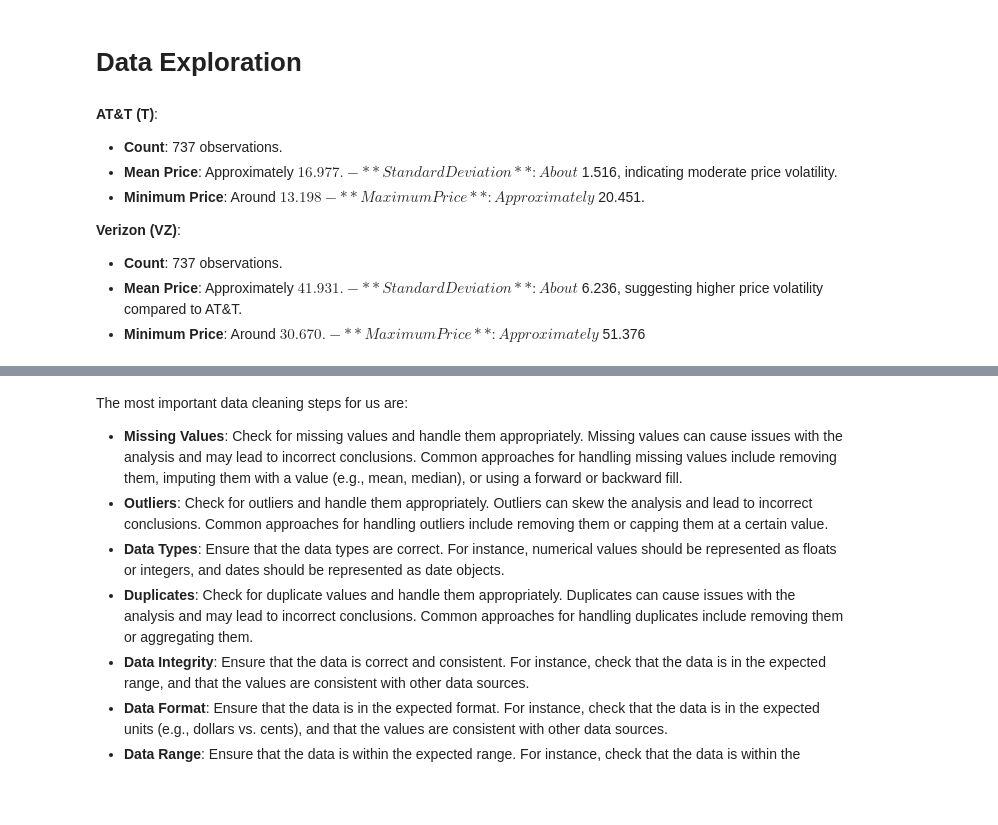
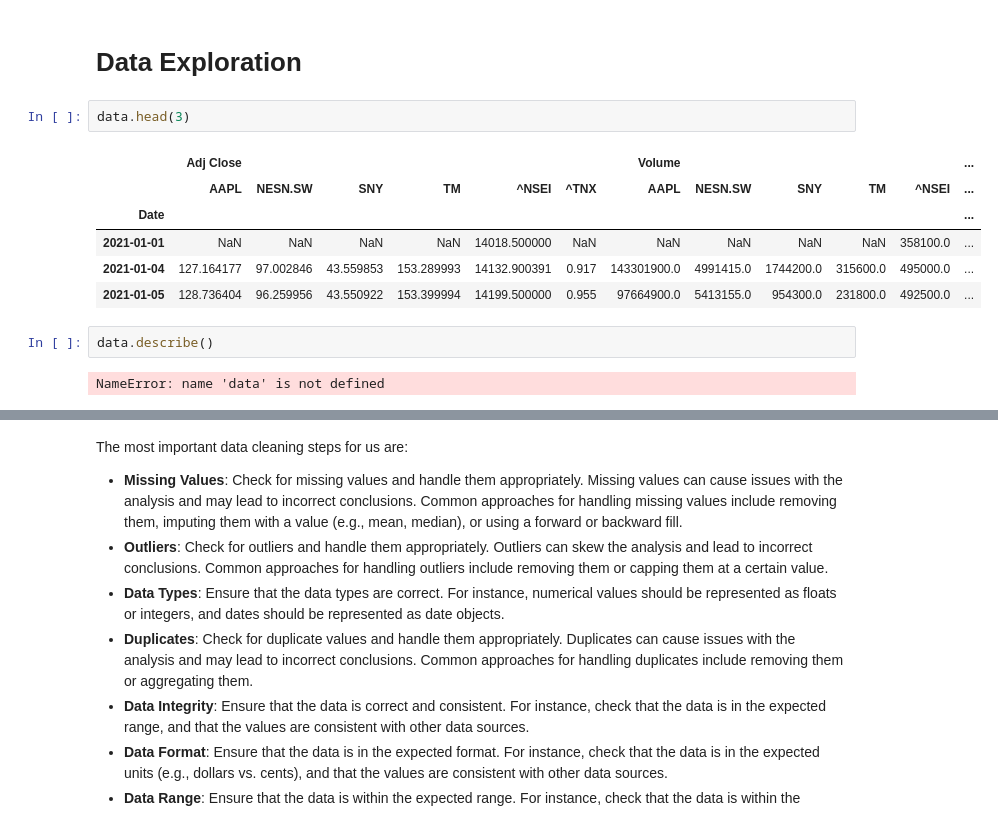
Before and after one commit to Echo9k/FinML, a Jupyter notebook: notebooks/0.1_components.ipynb, the cells around one changed output, grey strips where cells are left out. Cells and saved outputs as stored; diff of their text form; blank space fills up the shorter version.

Commit message:
Updated notes and code
Corrections implemented to data returns

```diff
--- a/notebooks/0.1_components.ipynb
+++ b/notebooks/0.1_components.ipynb
@@ -67,18 +51,15 @@ data.head()
 # %% [markdown]
 # Data Exploration
-# %% [markdown]
-**AT&T (T)**:
-
-- **Count**: 737 observations.
-- **Mean Price**: Approximately $16.977.
-- **Standard Deviation**: About $1.516, indicating moderate price volatility.
-- **Minimum Price**: Around $13.198
-- **Maximum Price**: Approximately $20.451.
-
-**Verizon (VZ)**:
-
-- **Count**: 737 observations.
-- **Mean Price**: Approximately $41.931.
-- **Standard Deviation**: About $6.236, suggesting higher price volatility compared to AT&T.
-- **Minimum Price**: Around $30.670.
-- **Maximum Price**: Approximately $51.376
+# %%
+data.head(3)
+# %% [output]
+|  | Adj Close |  |  |  |  |  | Volume |  |  |  |  | ... |
+|  | AAPL | NESN.SW | SNY | TM | ^NSEI | ^TNX | AAPL | NESN.SW | SNY | TM | ^NSEI | ... |
+| Date |  |  |  |  |  |  |  |  |  |  |  | ... |
+| 2021-01-01 | NaN | NaN | NaN | NaN | 14018.500000 | NaN | NaN | NaN | NaN | NaN | 358100.0 | ... |
+| 2021-01-04 | 127.164177 | 97.002846 | 43.559853 | 153.289993 | 14132.900391 | 0.917 | 143301900.0 | 4991415.0 | 1744200.0 | 315600.0 | 495000.0 | ... |
+| 2021-01-05 | 128.736404 | 96.259956 | 43.550922 | 153.399994 | 14199.500000 | 0.955 | 97664900.0 | 5413155.0 | 954300.0 | 231800.0 | 492500.0 | ... |
+# %%
+data.describe()
+# %% [output]
+NameError: name 'data' is not defined
```
Also changed, not shown: parts of 24 cells of this notebook, 1 other file.
